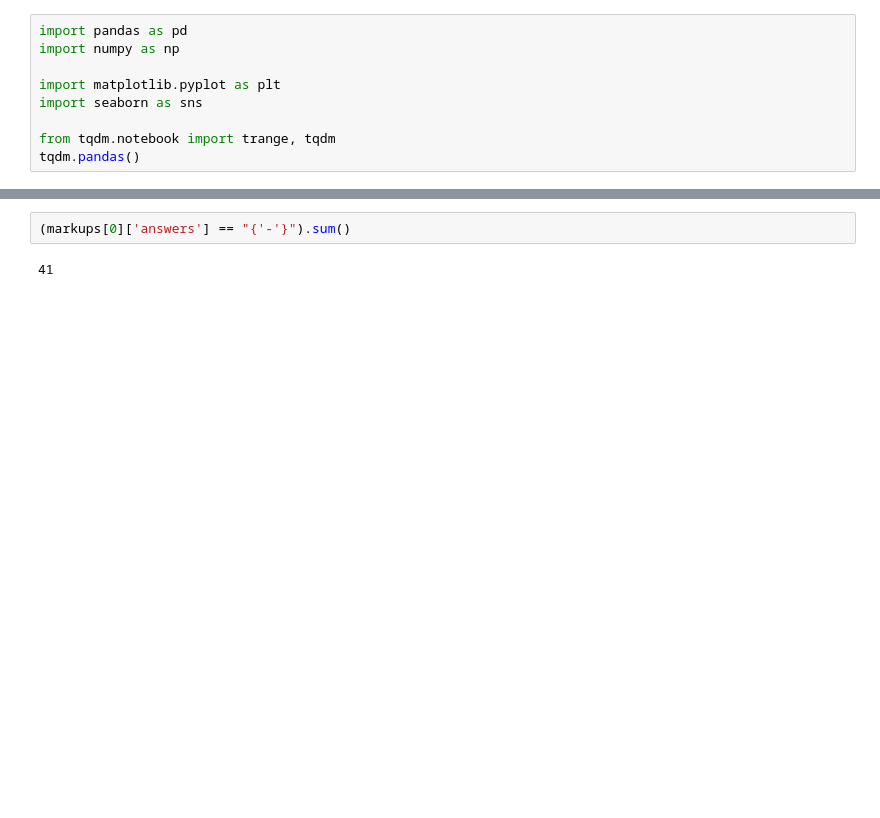
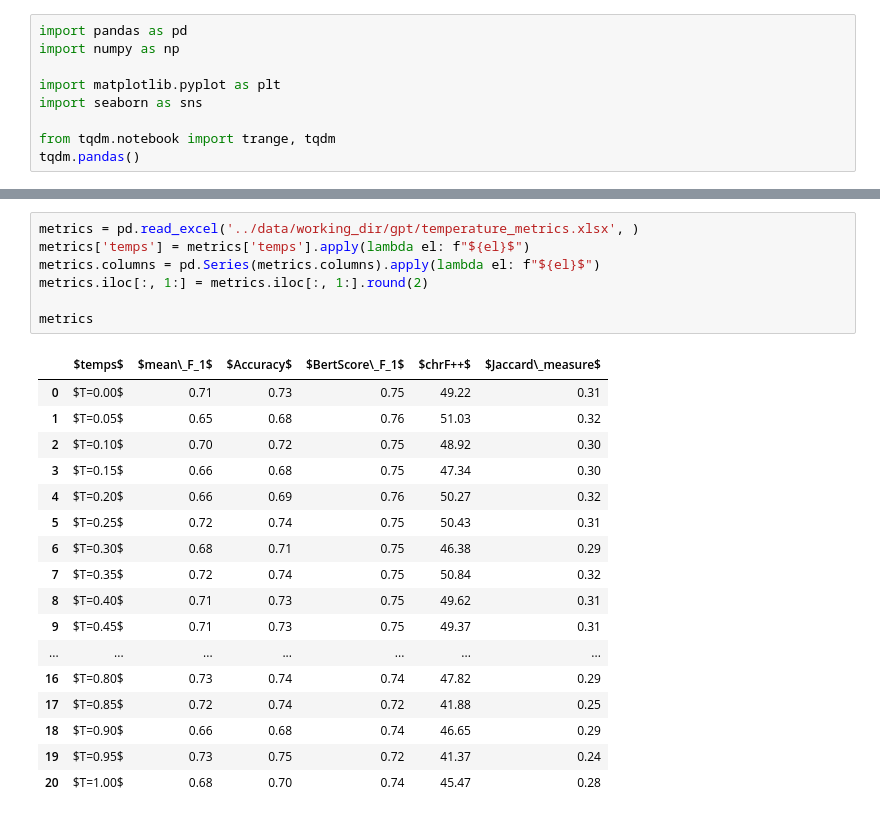
Before and after one commit to yaroslav-i-am/paramsum, a Jupyter notebook: notebooks/temperature_yagpt_comparison.ipynb, the cells around one changed output, grey strips where cells are left out. Drawn from its saved outputs; the diff is of its cells as text; blank space fills up the shorter version.

```diff
--- a/notebooks/temperature_yagpt_comparison.ipynb
+++ b/notebooks/temperature_yagpt_comparison.ipynb
@@ -184,4 +10,25 @@ temp=1.0: 0.0
-# %%
-(markups[0]['answers'] == "{'-'}").sum()
-# %% [output]
-41
+# %%
+metrics = pd.read_excel('../data/working_dir/gpt/temperature_metrics.xlsx', )
+metrics['temps'] = metrics['temps'].apply(lambda el: f"${el}$")
+metrics.columns = pd.Series(metrics.columns).apply(lambda el: f"${el}$")
+metrics.iloc[:, 1:] = metrics.iloc[:, 1:].round(2)
+
+metrics
+# %% [output]
+|  | $temps$ | $mean\_F_1$ | $Accuracy$ | $BertScore\_F_1$ | $chrF++$ | $Jaccard\_measure$ |
+| 0 | $T=0.00$ | 0.71 | 0.73 | 0.75 | 49.22 | 0.31 |
+| 1 | $T=0.05$ | 0.65 | 0.68 | 0.76 | 51.03 | 0.32 |
+| 2 | $T=0.10$ | 0.70 | 0.72 | 0.75 | 48.92 | 0.30 |
+| 3 | $T=0.15$ | 0.66 | 0.68 | 0.75 | 47.34 | 0.30 |
+| 4 | $T=0.20$ | 0.66 | 0.69 | 0.76 | 50.27 | 0.32 |
+| 5 | $T=0.25$ | 0.72 | 0.74 | 0.75 | 50.43 | 0.31 |
+| 6 | $T=0.30$ | 0.68 | 0.71 | 0.75 | 46.38 | 0.29 |
+| 7 | $T=0.35$ | 0.72 | 0.74 | 0.75 | 50.84 | 0.32 |
+| 8 | $T=0.40$ | 0.71 | 0.73 | 0.75 | 49.62 | 0.31 |
+| 9 | $T=0.45$ | 0.71 | 0.73 | 0.75 | 49.37 | 0.31 |
+| ... | ... | ... | ... | ... | ... | ... |
+| 16 | $T=0.80$ | 0.73 | 0.74 | 0.74 | 47.82 | 0.29 |
+| 17 | $T=0.85$ | 0.72 | 0.74 | 0.72 | 41.88 | 0.25 |
+| 18 | $T=0.90$ | 0.66 | 0.68 | 0.74 | 46.65 | 0.29 |
+| 19 | $T=0.95$ | 0.73 | 0.75 | 0.72 | 41.37 | 0.24 |
+| 20 | $T=1.00$ | 0.68 | 0.70 | 0.74 | 45.47 | 0.28 |
```
Also changed, not shown: parts of 4 cells of this notebook, 6 other files.
